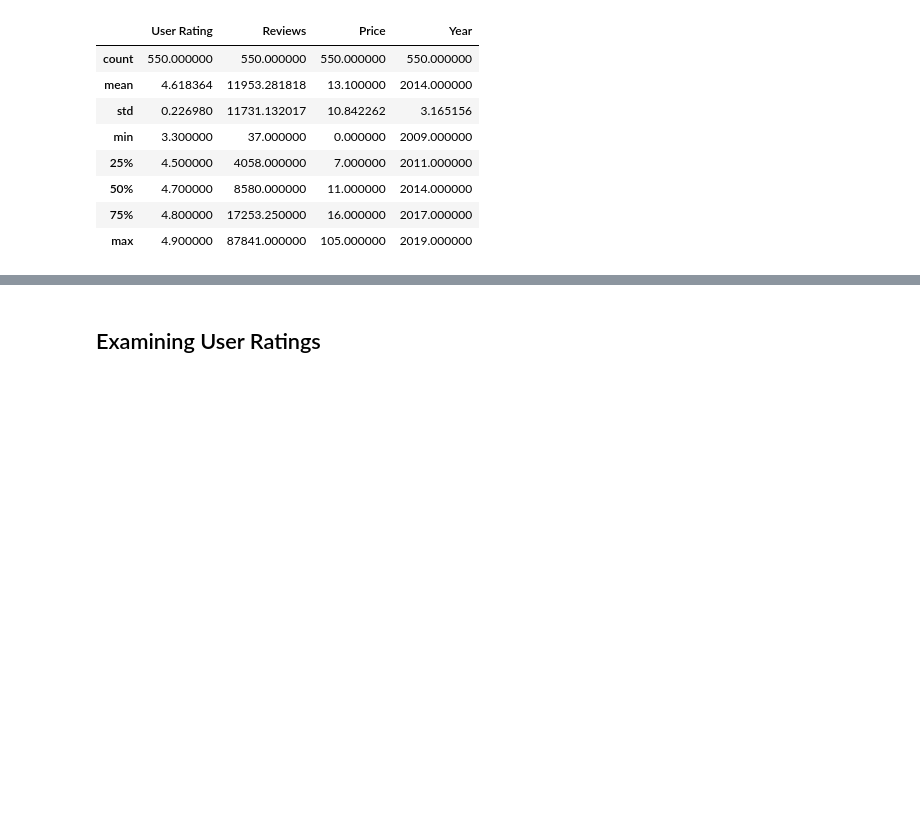
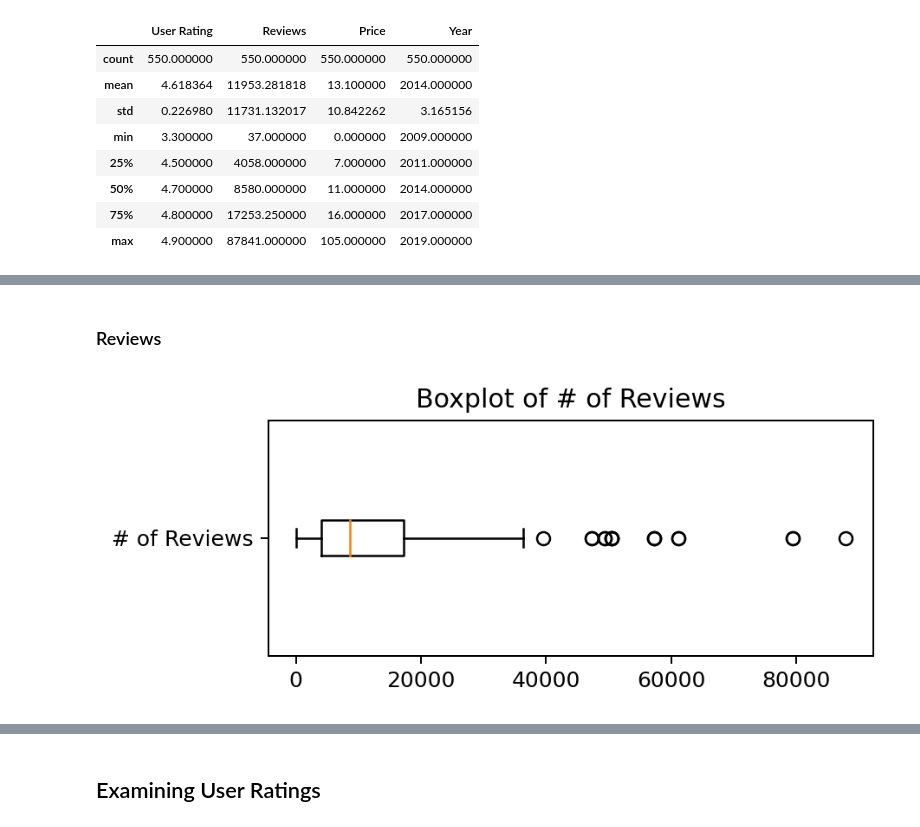
Before and after one commit to exw4141/bestselling-books-eda, a Jupyter notebook: bestselling-books-eda.ipynb, the cells around one changed output, grey strips where cells are left out. Saved outputs shown, nothing was run; the diff lists cells and outputs as text; code cells hidden in the pictures; blank space fills up the shorter version.

```diff
--- a/bestselling-books-eda.ipynb
+++ b/bestselling-books-eda.ipynb
@@ -59,0 +75,12 @@ There is nothing strange about these statistics. It's reasonable that the number
+# %% [markdown]
+### Reviews
+# %%
+plt.figure(figsize=(5,2), dpi=180)
+
+plt.boxplot(df['Reviews'], vert=False)
+plt.title('Boxplot of # of Reviews')
+plt.yticks([1], labels=['# of Reviews'])
+
+plt.show()
+# %% [output]
+[figure, added]
```
Also changed, not shown: parts of 5 cells of this notebook.
